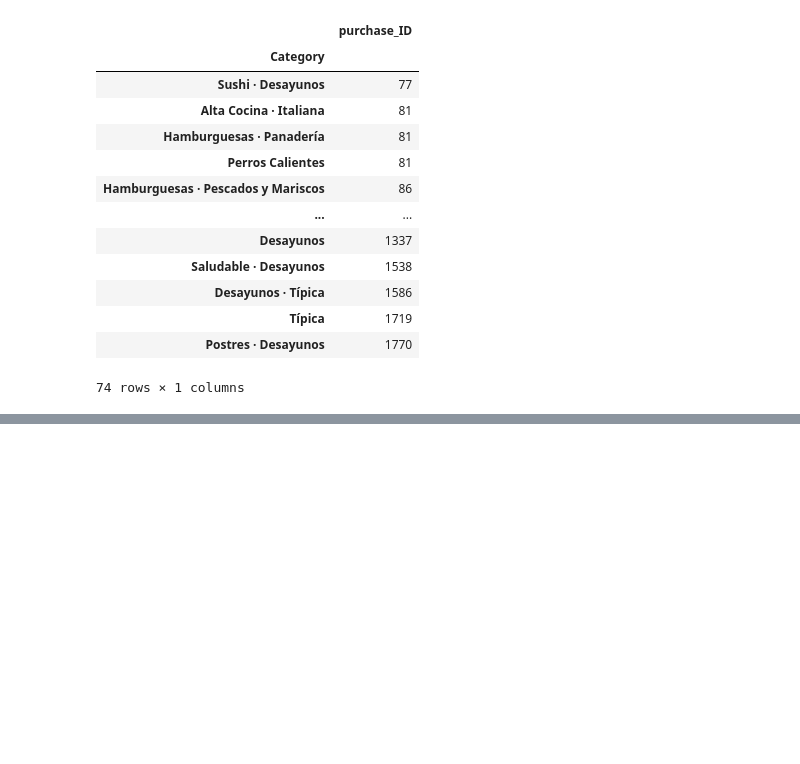
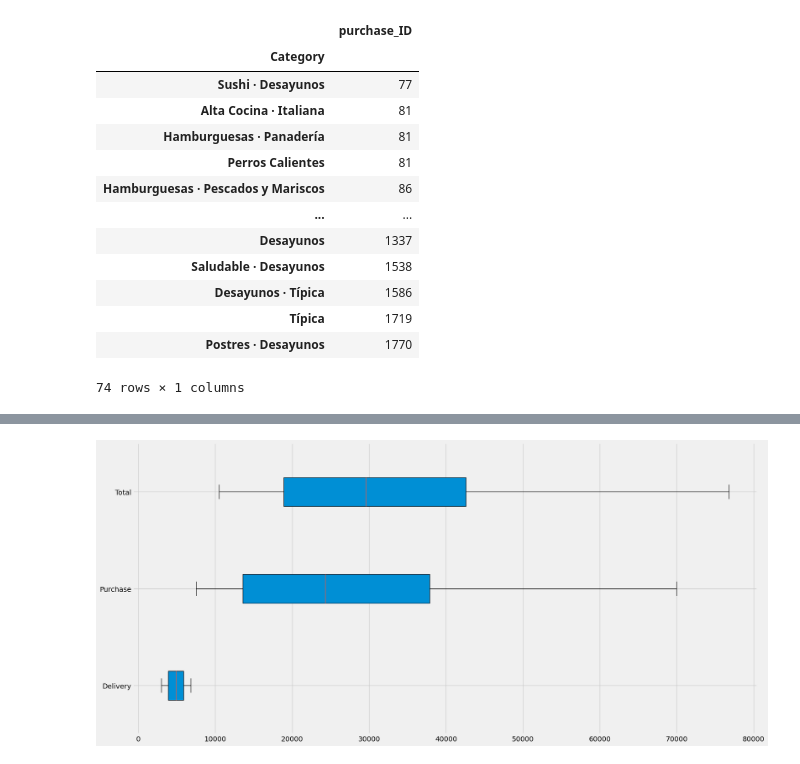
Before and after one commit to danielrodriguez007/Data_Analysis, a Jupyter notebook: Rappi.ipynb, the cells around one changed output, grey strips where cells are left out. Saved outputs shown, nothing was run; the diff lists cells and outputs as text; code cells hidden in the pictures; blank space fills up the shorter version.

```diff
--- a/Rappi.ipynb
+++ b/Rappi.ipynb
@@ -126,0 +131,9 @@ plt.xticks(rotation=70)
+# %%
+dfvalue = data[['Delivery Price','Purchase Price', 'Total']]
+
+plt.figure(figsize=(20,10))
+plt.boxplot(dfvalue,vert=0,patch_artist=True)
+plt.yticks([1,2,3],["Delivery", "Purchase", "Total"])
+plt.show()
+# %% [output]
+[figure, added]
```
Also changed, not shown: parts of 8 cells of this notebook.
